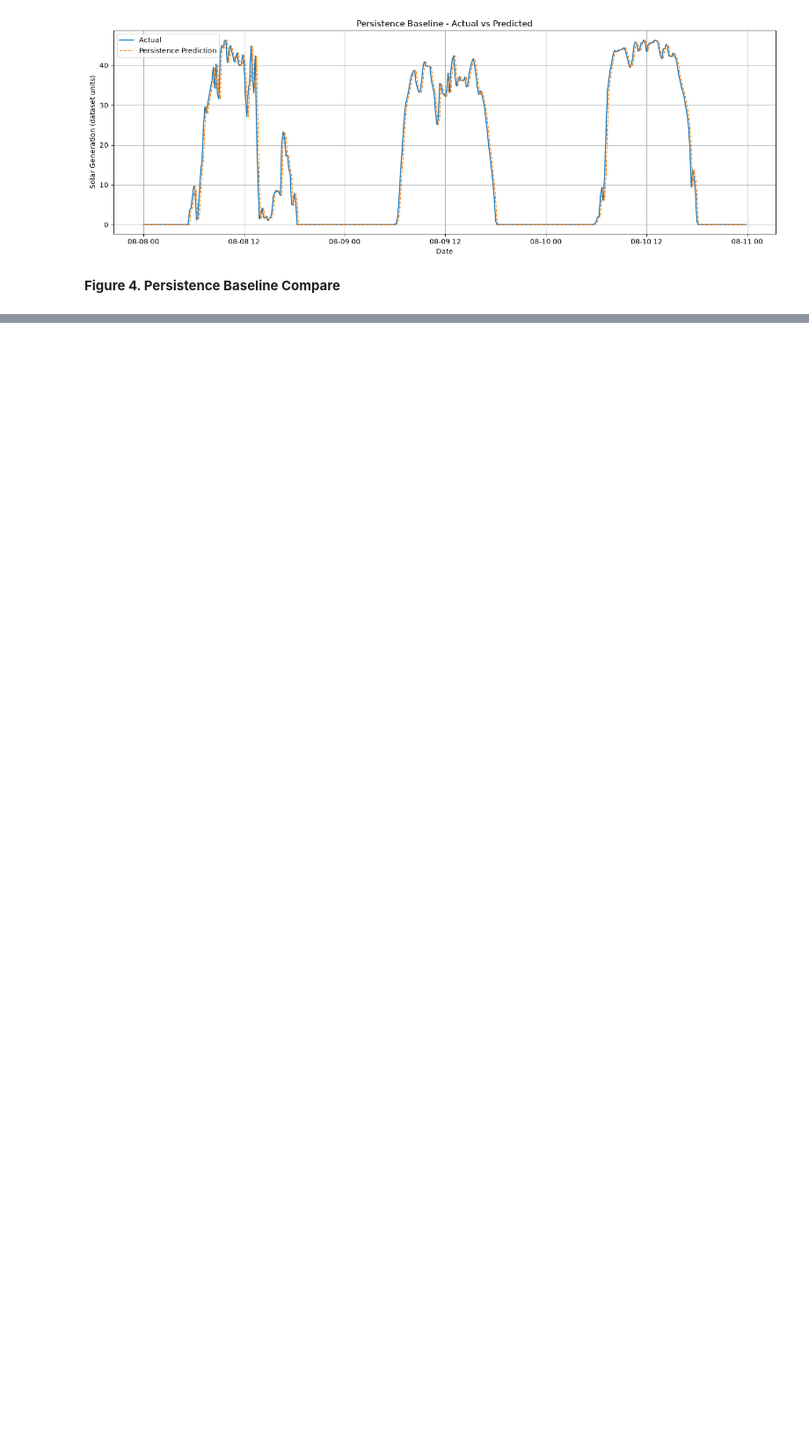
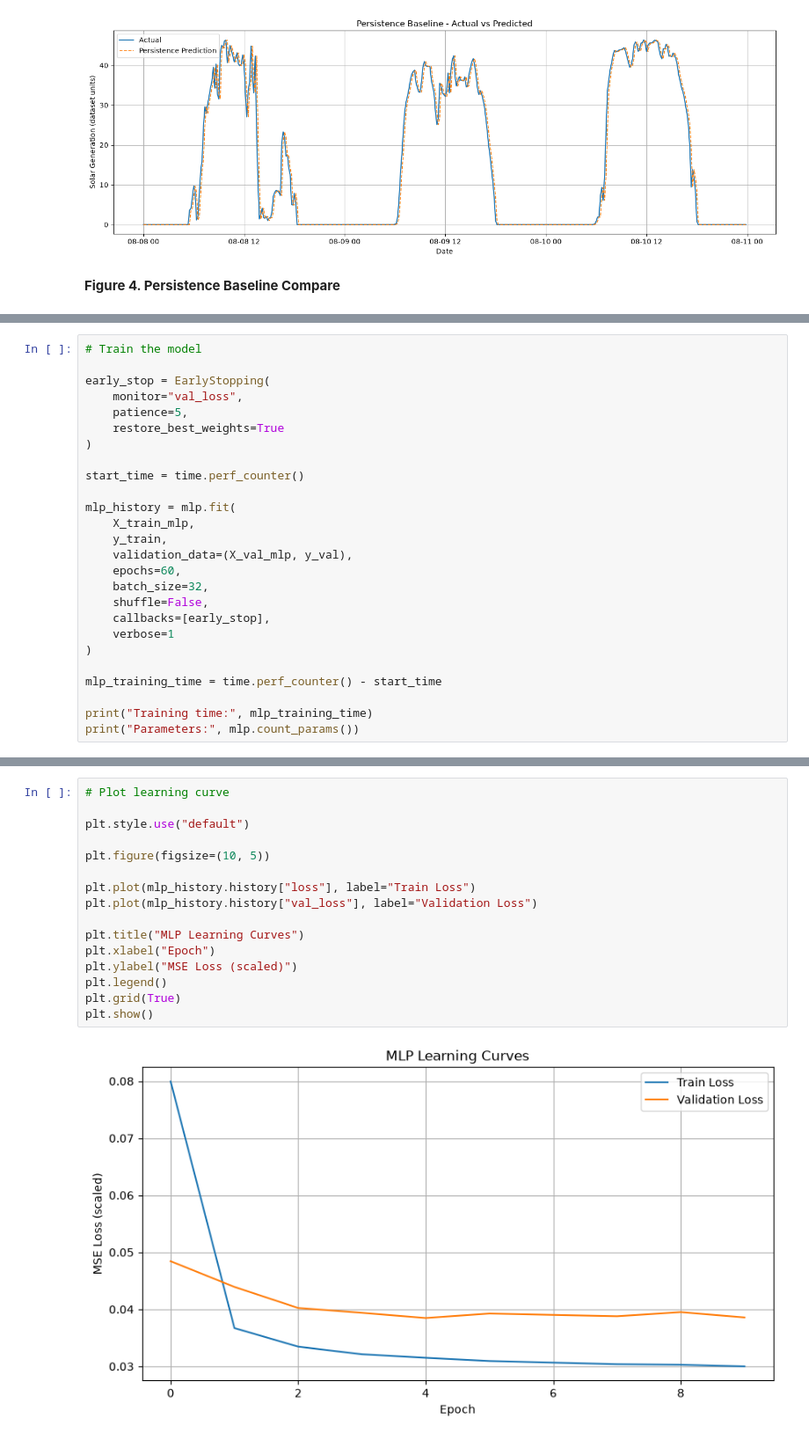
Before and after one commit to qchen534/AISE4010-Project, a Jupyter notebook: AISE4010_Project_Group#3.ipynb, the cells around one changed output, grey strips where cells are left out. Shown at 88% size. Cells and saved outputs as stored; diff of their text form; blank space fills up the shorter version.

```diff
--- a/AISE4010_Project_Group#3.ipynb
+++ b/AISE4010_Project_Group#3.ipynb
@@ -473,0 +525,26 @@ plt.show()
+# %%
+# Train the model
+
+early_stop = EarlyStopping(
+    monitor="val_loss",
+    patience=5,
+    restore_best_weights=True
+)
+
+start_time = time.perf_counter()
+
+mlp_history = mlp.fit(
+    X_train_mlp,
+    y_train,
+    validation_data=(X_val_mlp, y_val),
+    epochs=60,
+    batch_size=32,
+    shuffle=False,
+    callbacks=[early_stop],
+    verbose=1
+)
+
+mlp_training_time = time.perf_counter() - start_time
+
+print("Training time:", mlp_training_time)
+print("Parameters:", mlp.count_params())
@@ -473,0 +569,18 @@ plt.show()
+# %%
+# Plot learning curve
+
+plt.style.use("default")
+
+plt.figure(figsize=(10, 5))
+
+plt.plot(mlp_history.history["loss"], label="Train Loss")
+plt.plot(mlp_history.history["val_loss"], label="Validation Loss")
+
+plt.title("MLP Learning Curves")
+plt.xlabel("Epoch")
+plt.ylabel("MSE Loss (scaled)")
+plt.legend()
+plt.grid(True)
+plt.show()
+# %% [output]
+[figure, added]
```
Also changed, not shown: parts of 5 cells of this notebook.
